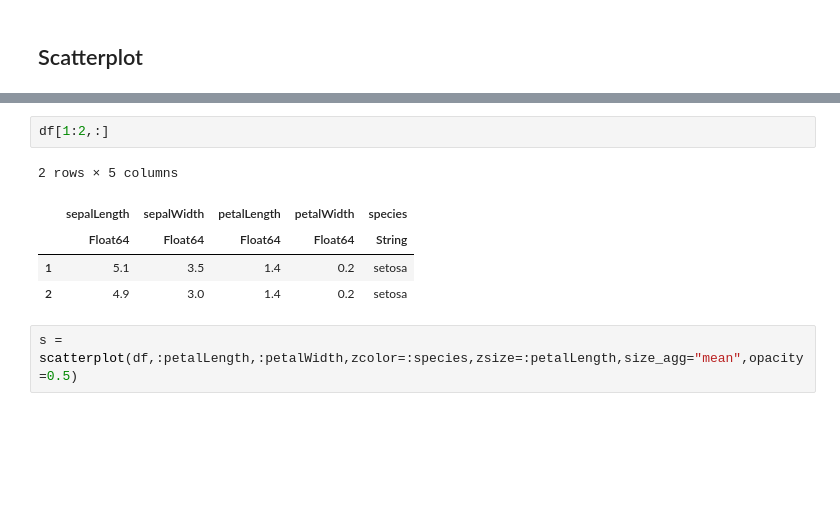
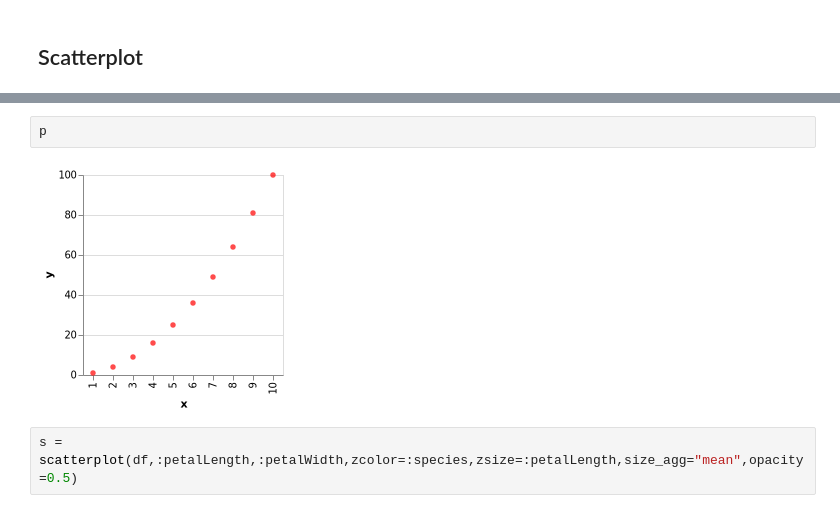
Before and after one commit to queryverse/QuickVega.jl, a Jupyter notebook: sandbox/Examples.ipynb, the cells around one changed output, grey strips where cells are left out. Saved outputs shown, nothing was run; the diff lists cells and outputs as text; blank space fills up the shorter version.

```diff
--- a/sandbox/Examples.ipynb
+++ b/sandbox/Examples.ipynb
@@ -22,11 +37,7 @@ p = scatterplot(x,y,zcolor=rand(1:2,10),zcolor_type="ordinal")
 # %%
-df[1:2,:]
+p
 # %% [output]
-2 rows × 5 columns
-|  | sepalLength | sepalWidth | petalLength | petalWidth | species |
-|  | Float64 | Float64 | Float64 | Float64 | String |
-| 1 | 5.1 | 3.5 | 1.4 | 0.2 | setosa |
-| 2 | 4.9 | 3.0 | 1.4 | 0.2 | setosa |
+[figure, added]
 # %%
 s = scatterplot(df,:petalLength,:petalWidth,zcolor=:species,zsize=:petalLength,size_agg="mean",opacity=0.5)
 # %% [output]
```
Also changed, not shown: parts of 7 cells of this notebook, 7 other files.
